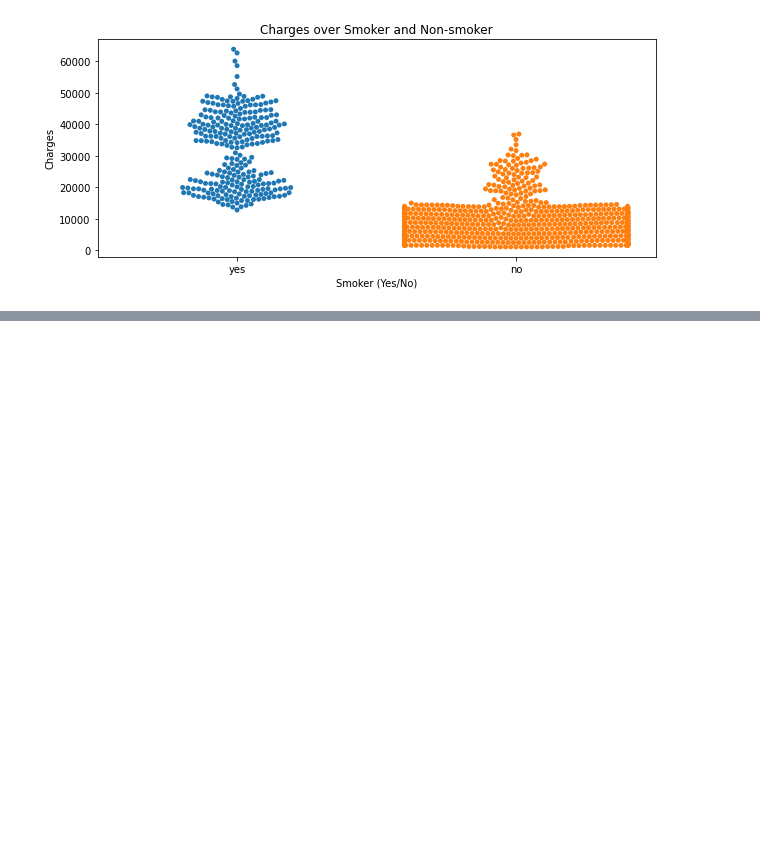
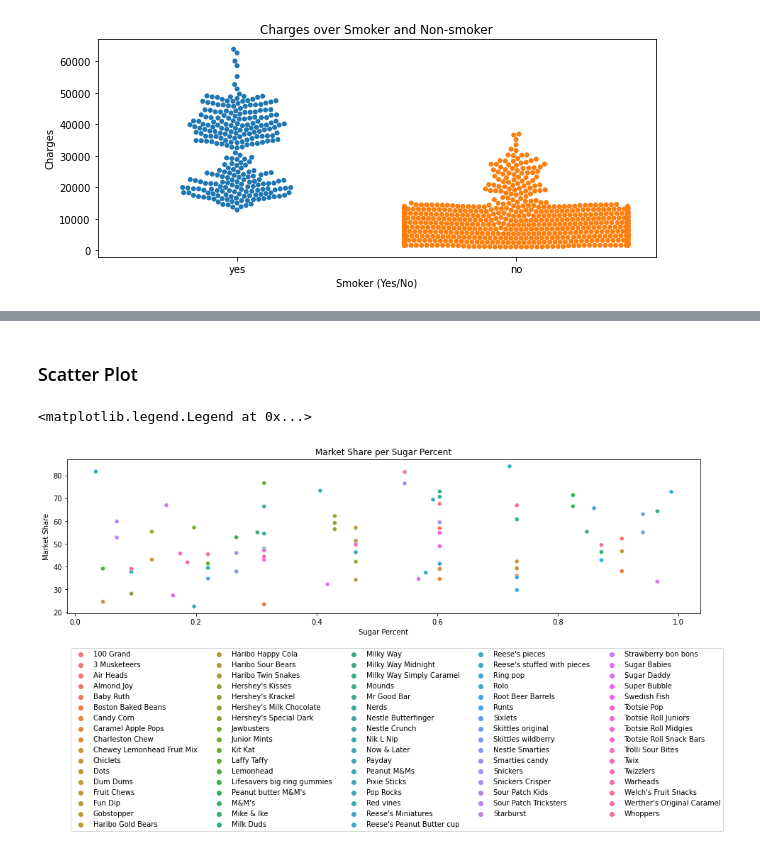
Before and after one commit to iobruno/kaggle-data-vis, a Jupyter notebook: notebooks/scatter_plots.ipynb, the cells around one changed output, grey strips where cells are left out. Saved outputs shown, nothing was run; the diff lists cells and outputs as text; code cells hidden in the pictures; blank space fills up the shorter version.

```diff
--- a/notebooks/scatter_plots.ipynb
+++ b/notebooks/scatter_plots.ipynb
@@ -67,0 +72,2 @@ Text(0.5, 1.0, 'Charges over Smoker and Non-smoker')
+# %%
+candy_df = pd.read_csv(f"{datasets_dir}/candy.csv", index_col='id')
@@ -67,0 +101,15 @@ Text(0.5, 1.0, 'Charges over Smoker and Non-smoker')
+# %% [markdown]
+### Scatter Plot
+# %%
+plt.figure(figsize=(16, 4))
+sns.scatterplot(x=candy_df['sugarpercent'],
+                y=candy_df['winpercent'],
+                hue=candy_df['competitorname'])
+
+plt.xlabel("Sugar Percent")
+plt.ylabel("Market Share")
+plt.title("Market Share per Sugar Percent")
+plt.legend(loc='upper left', bbox_to_anchor=(0, -0.2), ncol=5)
+# %% [output]
+<matplotlib.legend.Legend at 0x...>
+[figure, added]
```
Also changed, not shown: parts of 9 cells of this notebook.
